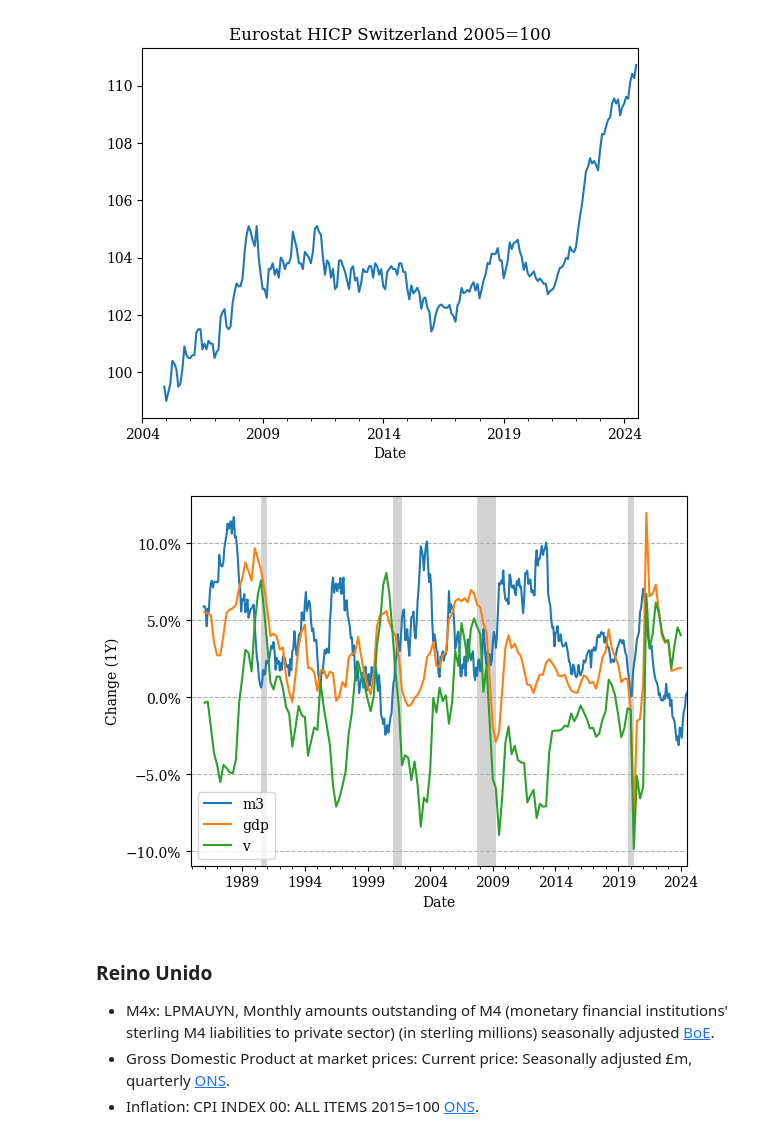
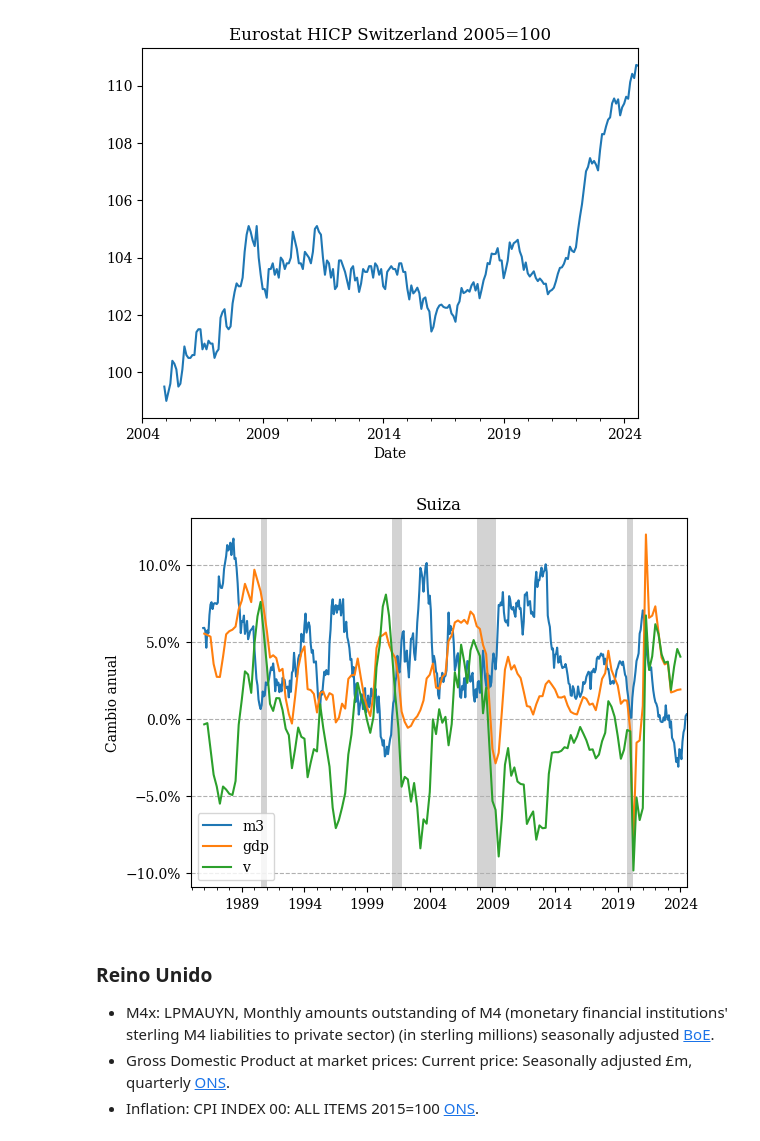
Before and after one commit to MiguelPuntoEs/money-growth, a Jupyter notebook: money-growth.ipynb, the cells around one changed output. Cells and saved outputs as stored; diff of their text form; code cells hidden in the pictures.

```diff
--- a/money-growth.ipynb
+++ b/money-growth.ipynb
@@ -185,15 +191,17 @@ df.set_index('Date')['Value'].plot(title='Eurostat HICP Switzerland 2005=100', x
 # %%
 fig, ax = plt.subplots()
 
 df_ch[['m3']].pct_change(periods=12, fill_method=None).plot(ax=ax)
 df_ch[['gdp', 'v']].dropna().pct_change(periods=4, fill_method=None).plot(ax=ax)
 plot_recessions(ax)
 
+ax.set_title('Suiza')
 ax.yaxis.set_major_formatter(mtick.PercentFormatter(1.0))
 ax.grid(which='major', axis='y', linestyle='--')  #  or both
-ax.set_ylabel('Change (1Y)');
+ax.set_xlabel('')
+ax.set_ylabel('Cambio anual');
 # %% [output]
-[figure, old version]
+[figure, new version]
 # %% [markdown]
 ### Reino Unido
 
```
Also changed, not shown: parts of 21 cells of this notebook, 18 other files.
